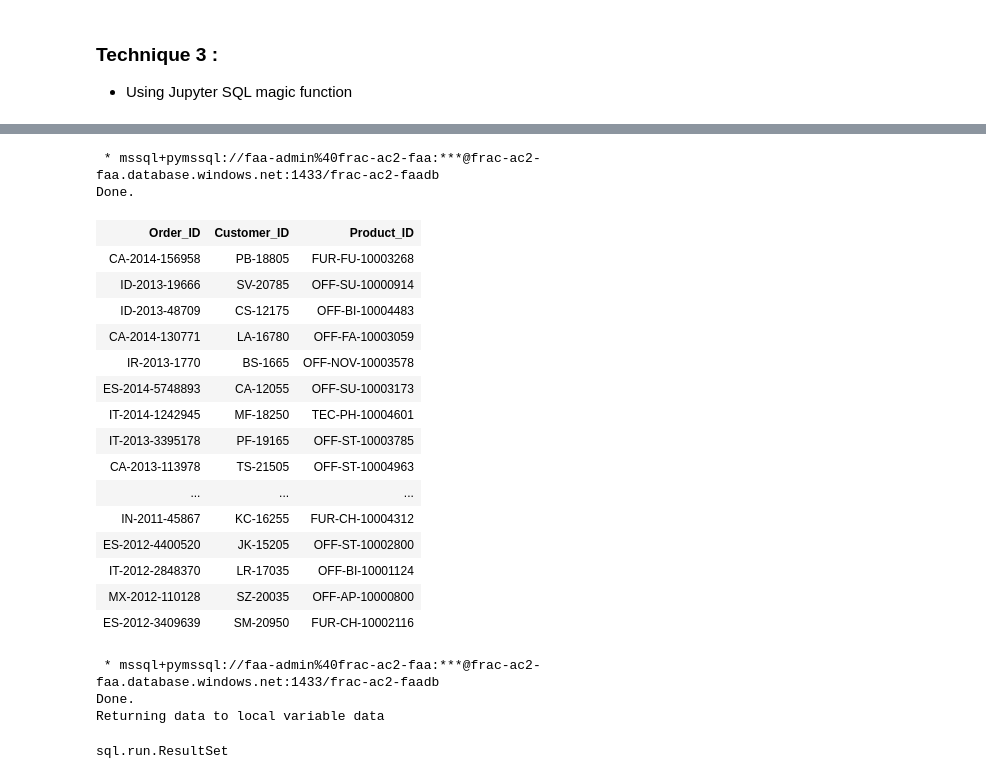
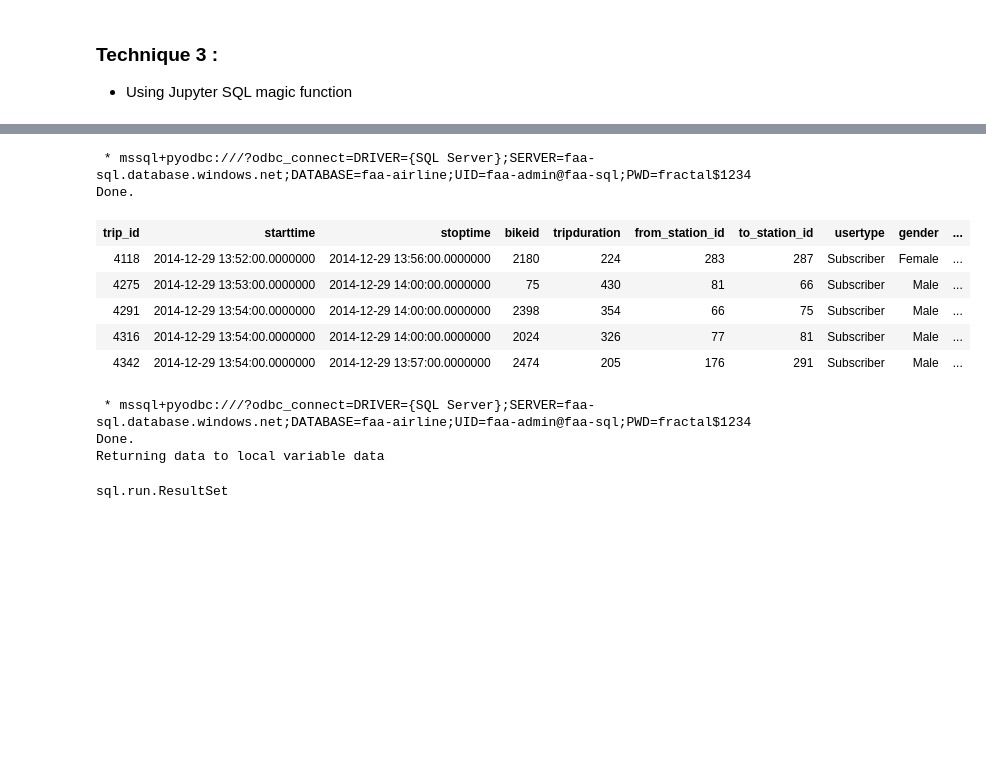
Before and after one commit to fractal-analytics-academy/python-for-data-science, a Jupyter notebook: code-and-learn/database-operations.ipynb, the cells around one changed output, grey strips where cells are left out. Saved outputs shown, nothing was run; the diff lists cells and outputs as text; code cells hidden in the pictures; blank space fills up the shorter version.

Commit message:
database operations code changed

```diff
--- a/code-and-learn/database-operations.ipynb
+++ b/code-and-learn/database-operations.ipynb
@@ -39,0 +28,9 @@ metadata = sa.MetaData()
+# %%
+import sqlalchemy as sa
+import urllib.parse
+from sqlalchemy import create_engine
+
+params = urllib.parse.quote_plus("DRIVER={SQL Server};SERVER=faa-sql.database.windows.net;DATABASE=faa-airline;UID=faa-admin@faa-sql;PWD=fractal$1234")
+print(params)
+engine = create_engine("mssql+pyodbc:///?odbc_connect=%s" %params)
+metadata = sa.MetaData()
@@ -45,3 +41,3 @@ InterfaceError: (pyodbc.InterfaceError) ('IM002', '[IM002] [Microsoft][ODBC Driv
 # %%
-returns = sa.Table('returns', metadata, autoload=True, autoload_with=engine)
+trips = sa.Table('trips', metadata, autoload=True, autoload_with=engine)
 # %%
@@ -130,30 +125,22 @@ Connection info needed in SQLAlchemy format, example:
 # %%
 %%sql
-select * from returns
+select top 5* from trips
 # %% [output]
- * mssql+pymssql://faa-admin%40frac-ac2-faa:***@frac-ac2-faa.database.windows.net:1433/frac-ac2-faadb
+ * mssql+pyodbc:///?odbc_connect=DRIVER={SQL Server};SERVER=faa-sql.database.windows.net;DATABASE=faa-airline;UID=faa-admin@faa-sql;PWD=fractal$1234
 Done.
-| Order_ID | Customer_ID | Product_ID |
-| CA-2014-156958 | PB-18805 | FUR-FU-10003268 |
-| ID-2013-19666 | SV-20785 | OFF-SU-10000914 |
-| ID-2013-48709 | CS-12175 | OFF-BI-10004483 |
-| CA-2014-130771 | LA-16780 | OFF-FA-10003059 |
-| IR-2013-1770 | BS-1665 | OFF-NOV-10003578 |
-| ES-2014-5748893 | CA-12055 | OFF-SU-10003173 |
-| IT-2014-1242945 | MF-18250 | TEC-PH-10004601 |
-| IT-2013-3395178 | PF-19165 | OFF-ST-10003785 |
-| CA-2013-113978 | TS-21505 | OFF-ST-10004963 |
-| ... | ... | ... |
-| IN-2011-45867 | KC-16255 | FUR-CH-10004312 |
-| ES-2012-4400520 | JK-15205 | OFF-ST-10002800 |
-| IT-2012-2848370 | LR-17035 | OFF-BI-10001124 |
-| MX-2012-110128 | SZ-20035 | OFF-AP-10000800 |
-| ES-2012-3409639 | SM-20950 | FUR-CH-10002116 |
+| trip_id | starttime | stoptime | bikeid | tripduration | from_station_id | to_station_id | usertype | gender | ... |
+| 4118 | 2014-12-29 13:52:00.0000000 | 2014-12-29 13:56:00.0000000 | 2180 | 224 | 283 | 287 | Subscriber | Female | ... |
+| 4275 | 2014-12-29 13:53:00.0000000 | 2014-12-29 14:00:00.0000000 | 75 | 430 | 81 | 66 | Subscriber | Male | ... |
+| 4291 | 2014-12-29 13:54:00.0000000 | 2014-12-29 14:00:00.0000000 | 2398 | 354 | 66 | 75 | Subscriber | Male | ... |
+| 4316 | 2014-12-29 13:54:00.0000000 | 2014-12-29 14:00:00.0000000 | 2024 | 326 | 77 | 81 | Subscriber | Male | ... |
+| 4342 | 2014-12-29 13:54:00.0000000 | 2014-12-29 13:57:00.0000000 | 2474 | 205 | 176 | 291 | Subscriber | Male | ... |
 # %%
 %%sql data <<
-select distinct Order_ID as Orders  from returns
+select gender,count(trip_id) as trips
+from dbo.trips
+group by gender
 # %% [output]
- * mssql+pymssql://faa-admin%40frac-ac2-faa:***@frac-ac2-faa.database.windows.net:1433/frac-ac2-faadb
+ * mssql+pyodbc:///?odbc_connect=DRIVER={SQL Server};SERVER=faa-sql.database.windows.net;DATABASE=faa-airline;UID=faa-admin@faa-sql;PWD=fractal$1234
 Done.
 Returning data to local variable data
 # %%
```
Also changed, not shown: parts of 17 cells of this notebook.
